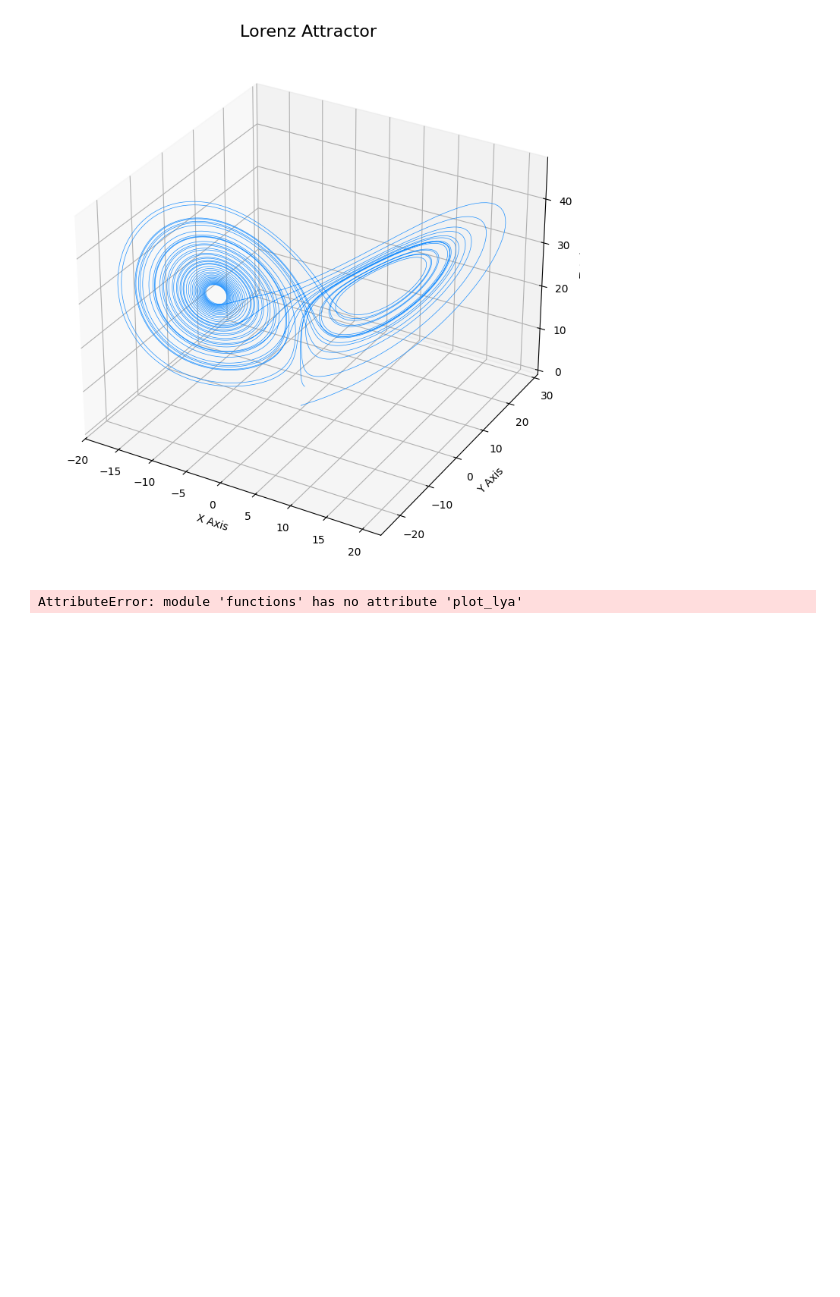
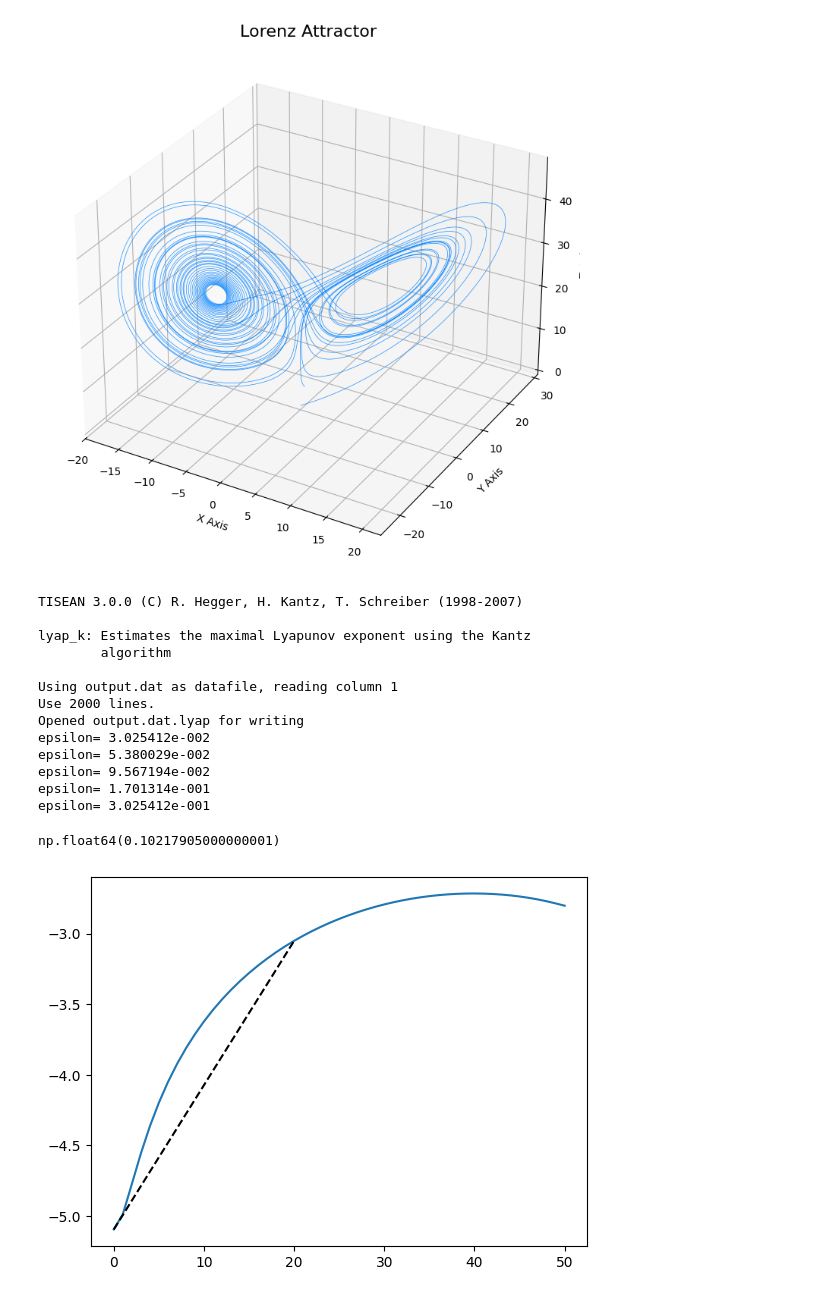
Before and after one commit to William-XiaodongAn/ML_cardiac_prediction, a Jupyter notebook: chronos/lorentz_attractor.ipynb, the cells around one changed output. Saved outputs shown, nothing was run; the diff lists cells and outputs as text; code cells hidden in the pictures; blank space fills up the shorter version.

```diff
--- a/chronos/lorentz_attractor.ipynb
+++ b/chronos/lorentz_attractor.ipynb
@@ -61,9 +61,23 @@ plt.show()
 # %% [output]
 [figure]
 # %%
-x = solution[:,0]
+x = solution[:2000,0]
 window_size = 1000
 # %%
-functions.plot_lya(x)
+functions.plot_lya(x,0,20)
 # %% [output]
-AttributeError: module 'functions' has no attribute 'plot_lya'
+TISEAN 3.0.0 (C) R. Hegger, H. Kantz, T. Schreiber (1998-2007)
+
+lyap_k: Estimates the maximal Lyapunov exponent using the Kantz
+        algorithm
+
+Using output.dat as datafile, reading column 1
+Use 2000 lines.
+Opened output.dat.lyap for writing
+epsilon= 3.025412e-002
+epsilon= 5.380029e-002
+epsilon= 9.567194e-002
+epsilon= 1.701314e-001
+epsilon= 3.025412e-001
+np.float64(0.10217905000000001)
+[figure, added]
```
Also changed, not shown: parts of 1 cell of this notebook, 1 other file.
